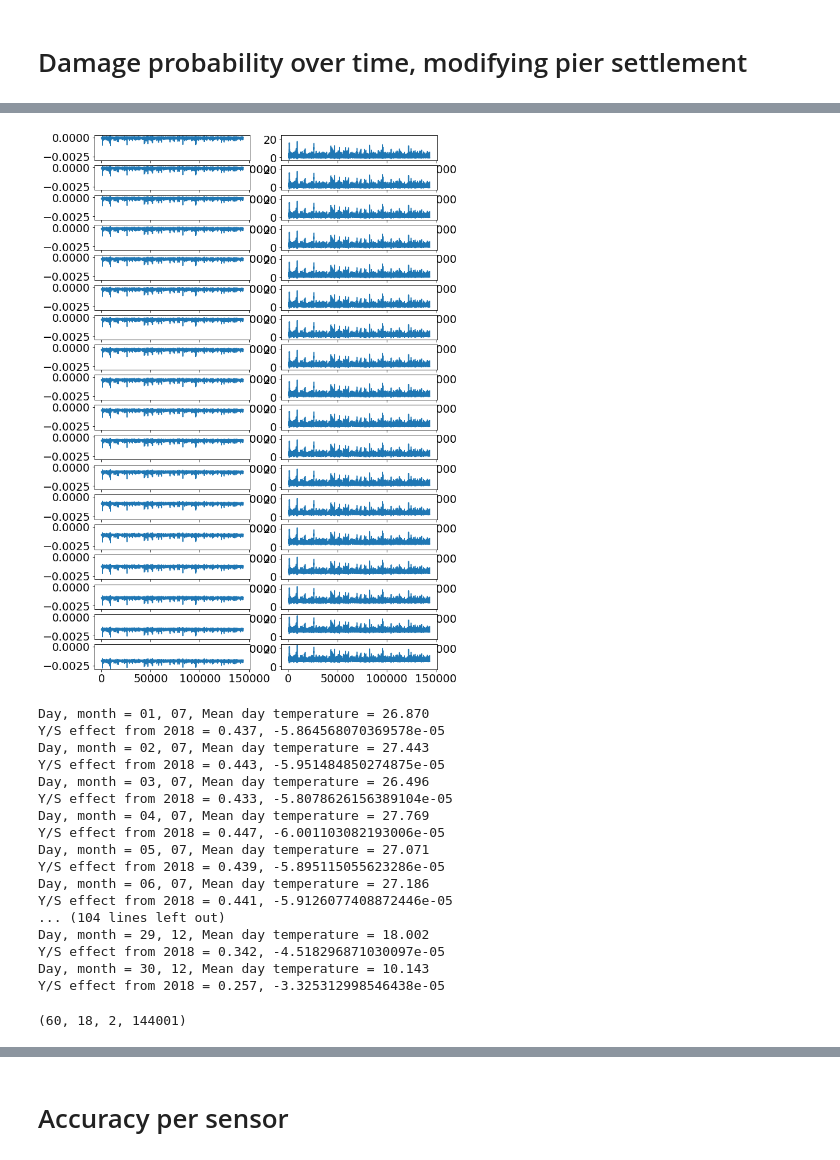
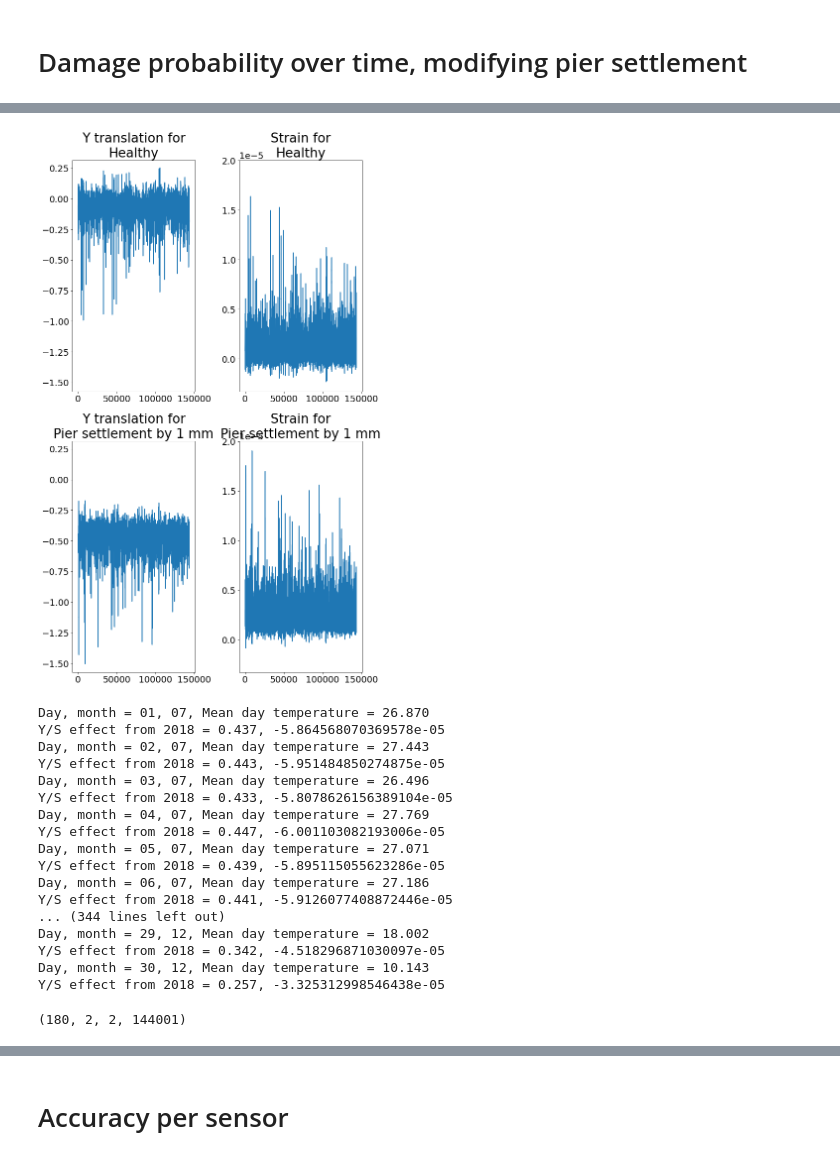
Before and after one commit to jerbaroo/bridge-sim, a Jupyter notebook: notebooks/classify.ipynb, the cells around one changed output, grey strips where cells are left out. Drawn from its saved outputs; the diff is of its cells as text; code cells hidden in the pictures.

Commit message:
Damage prob over tiem

```diff
--- a/notebooks/classify.ipynb
+++ b/notebooks/classify.ipynb
@@ -993,0 +1000,25 @@ INFO: Saving image to /Users/jeremy/Desktop/saved-images/pier-prob-ts.pdf
+# %%
+plt.landscape()
+c_i = 0 # Only one classifier.
+days = 14 # Number of days for robust estimator.
+healthy_pred = np.array(results[c_i]).T[0]
+pier_pred = np.array(results[c_i]).T[1]
+healthy_robust, pier_robust = [], []
+for i in range(days, len(healthy_pred)):
+    healthy_robust.append(np.mean(healthy_pred[i-days:i]))
+    pier_robust.append(np.mean(pier_pred[i-days:i]))
+
+plt.plot(result_days, healthy_pred, label="Healthy (daily prediction)")
+plt.plot(result_days[days:], healthy_robust, color="tab:blue", linestyle="dashed", label="Healthy (2 week prediction)")
+plt.axhline(np.median(y_h), color="tab:blue", linestyle="dotted", label="Healthy (truth)")
+plt.plot(result_days, pier_pred, label="1mm settlement of pier 5 (prediction)")
+plt.plot(result_days[days:], pier_robust, color="tab:orange", linestyle="dashed", label="1mm settlement of pier 5 (2 week prediction)")
+plt.axhline(np.median(y_p), color="tab:orange", linestyle="dotted", label="1mm settlement of pier 5 (truth)")
+plt.legend()
+plt.ylabel("Y translation (mm)")
+plt.xlabel("Date")
+plt.title(f"Predicted Y translation from sensor at x = {sensor_point.x:.2f} m, z = {sensor_point.z:.2f} m")
+plt.savefig(os.path.join(IMAGE_PATH, "pier-prob-ts.pdf"))
+mean_error = np.mean(np.array(pier_pred[days:]) - np.median(y_p))
+print(f"Mean error = {mean_error}")
+print(f"Std deviation = {np.std(np.array(pier_pred[days:]))}")
@@ -997,9 +1033,10 @@ INFO: Saving image to /Users/jeremy/Desktop/saved-images/pier-prob-ts.pdf
 # Setup each damage scenario.
 
 damage_scenarios = [healthy_damage]
-traffic_arrays = [traffic_array_1]
+traffic_arrays = [traffic_array_0]
 damage_names = ["Healthy"]
-for pier_settlement in np.concatenate([np.arange(0.1, 1, 0.1), np.arange(1, 5, 0.5)]):
+# for pier_settlement in np.concatenate([np.arange(0.1, 1, 0.5), np.arange(1, 5, 1)]):
+for pier_settlement in [1]:
     damage_scenarios.append(pier_disp_damage([(5, pier_settlement / 1000)]))
     traffic_arrays.append(traffic_array_1)
     damage_names.append(f"Pier settlement by {pier_settlement} mm")
@@ -1020,6 +1057,11 @@ for d_i, (damage_scenario, traffic_array) in enumerate(zip(damage_scenarios, tra
             damage_scenario=damage_scenario,
             points=[sensor_point],
         ).T[0]  # Responses from a single point.
+        # Resize responses into mm and strain.
+        if response_type == rt_y:
+            responses[d_i][r_i] = resize_y(responses[d_i][r_i])
+        elif response_type == rt_s:
+            responses[d_i][r_i] = resize_s(responses[d_i][r_i])
 responses = np.array(responses)
 responses.shape
 # %% [output]
@@ -1044,51 +1078,60 @@ INFO: 24/24: Built FEMResponses in 0.01s, (ResponseType.Strain)
 # %%
-# Plot responses on a grid.
+# Plot responses on a grid. Responses are indexed first
+# by damage scenario and then by response type.
 
 l, r = [], []
 plt.portrait()
+# For each damage scenario.
 for i in range(responses.shape[0]):
     l.append(i * 2 + 1)
     r.append(i * 2 + 2)
     plt.subplot(responses.shape[0], 2, l[-1])
-    plt.plot(responses[i][0])
+    plt.plot(responses[i][0])  # Y translation.
+    plt.title(f"Y translation for\n{damage_names[i]}")
     plt.subplot(responses.shape[0], 2, r[-1])
     plt.plot(responses[i][1])
+    plt.title(f"Strain for\n{damage_names[i]}")  # Strain.
 
 equal_lims("y", responses.shape[0], 2, l)
 equal_lims("y", responses.shape[0], 2, r)
+plt.tight_layout()
 # %% [output]
-[figure, old version]
+[figure, new version]
 # %%
 # Collect data for each combination of date and damage.
 
 data = []  # Dimensions = (number of days x 2 x 144001)
 datetimes = []  # Length = number of days.
 
-# for month_i, day_i in itertools.product([7, 8, 9, 10, 11, 12], np.arange(1, 30 + 1)):
-for month_i, day_i in itertools.product([7, 12], np.arange(1, 30 + 1)):
+for month_i, day_i in itertools.product([7, 8, 9, 10, 11, 12], np.arange(1, 30 + 1)):
+# for month_i, day_i in itertools.product([7, 12], np.arange(1, 30 + 1)):
     day_str, month_str = str(day_i), str(month_i)
     if len(day_str) == 1: day_str = "0" + day_str
     if len(month_str) == 1: month_str = "0" + month_str
     datetimes.append((datetime.fromisoformat(f"2019-{month_str}-{day_str}T00:00"), month_str, day_str))
     temp_i, temp_j = ij(temps_2019, f"2019-{month_str}-{day_str}T00:00", f"2019-{month_str}-{day_str}T23:59")
     day_temp = np.mean(temps_2019["temp"][temp_i:temp_j])
-    print(f"Day, month = {day_str}, {month_str}, Mean day temperature = {day_temp:.3f}")
+    print(f"Day, month = {day_str}, {month_str}, Mean day temperature = {day_temp:.3f}", end="\r")
     rm_year_s = lr_s_2018.predict([[day_temp]])[0]
     rm_year_y = lr_y_2018.predict([[day_temp]])[0]
-    print(f"Y/S effect from 2018 = {rm_year_y:.3f}, {rm_year_s}")
+    print(f"Y/S effect from 2018 = {rm_year_y:.3f}, {rm_year_s}", end="\r")
 
     # Append data for each damage scenario, for the current day.
     data.append([])
     for (traffic_y, traffic_s), damage_name in zip(responses, damage_names):
+#         print(np.mean(traffic_y), np.mean(traffic_s))
         temp_y = temperature.apply(effect=effect_2019_y[temp_i:temp_j], responses=traffic_y)
         temp_s = temperature.apply(effect=effect_2019_s[temp_i:temp_j], responses=traffic_y)
+#         print(np.mean(temp_y), np.mean(temp_s))
         _rm_24h_y, rm_24h_y = remove_sampled(24, traffic_y + temp_y)
         _rm_24h_s, rm_24h_s = remove_sampled(24, traffic_s + temp_s)
+#         print(np.mean(rm_24h_y), np.mean(rm_24h_s))
         signal_y = traffic_y + temp_y - rm_24h_y - rm_year_y
         signal_s = traffic_s + temp_s - rm_24h_s - rm_year_s
+#         print(np.mean(signal_y), np.mean(signal_s))
         data[-1].append(np.array([signal_y, signal_s]))
 data = np.array(data)
-data.shapefin
+data.shape
 # %% [output]
 Day, month = 01, 07, Mean day temperature = 26.870
 Y/S effect from 2018 = 0.437, -5.864568070369578e-05
@@ -1102,9 +1145,9 @@ Day, month = 05, 07, Mean day temperature = 27.071
 Y/S effect from 2018 = 0.439, -5.895115055623286e-05
 Day, month = 06, 07, Mean day temperature = 27.186
 Y/S effect from 2018 = 0.441, -5.9126077408872446e-05
-... (104 lines left out)
+... (344 lines left out)
 Day, month = 29, 12, Mean day temperature = 18.002
 Y/S effect from 2018 = 0.342, -4.518296871030097e-05
 Day, month = 30, 12, Mean day temperature = 10.143
 Y/S effect from 2018 = 0.257, -3.325312998546438e-05
-(60, 18, 2, 144001)
+(180, 2, 2, 144001)
```
Also changed, not shown: parts of 26 cells of this notebook, 4 other files.
